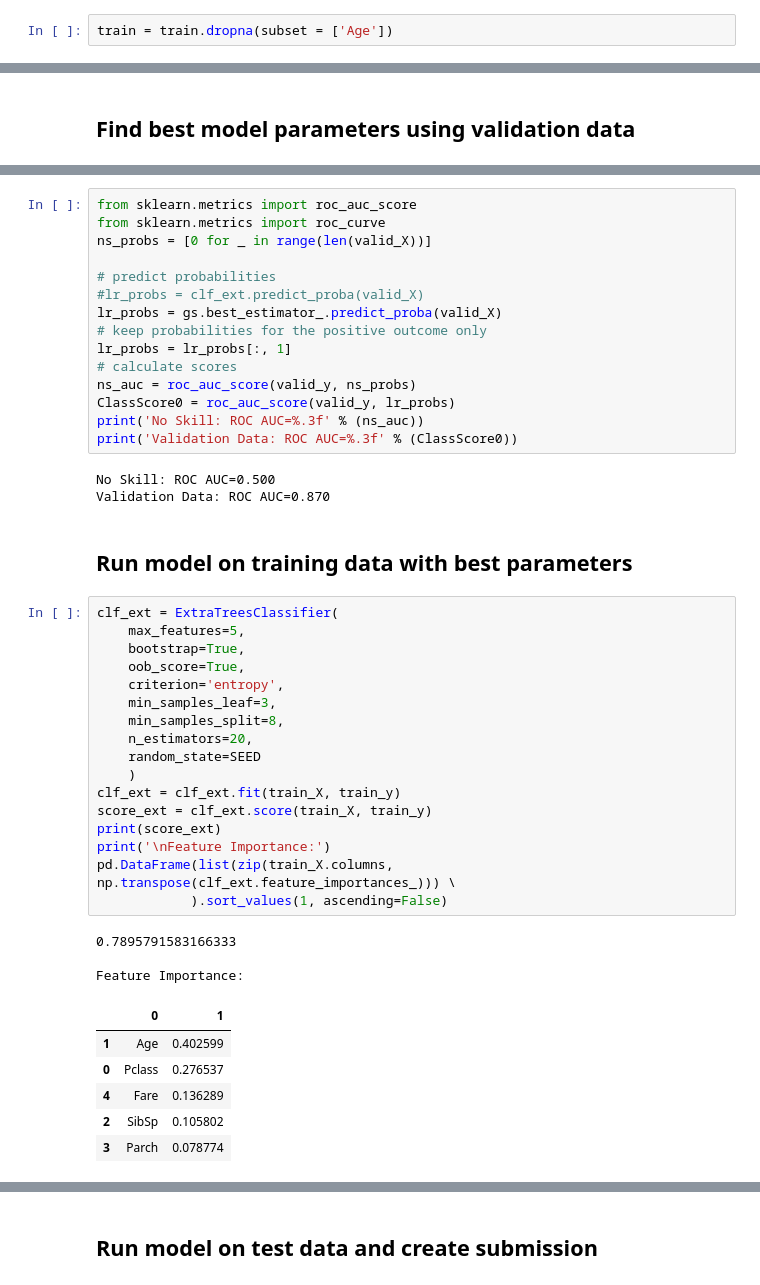
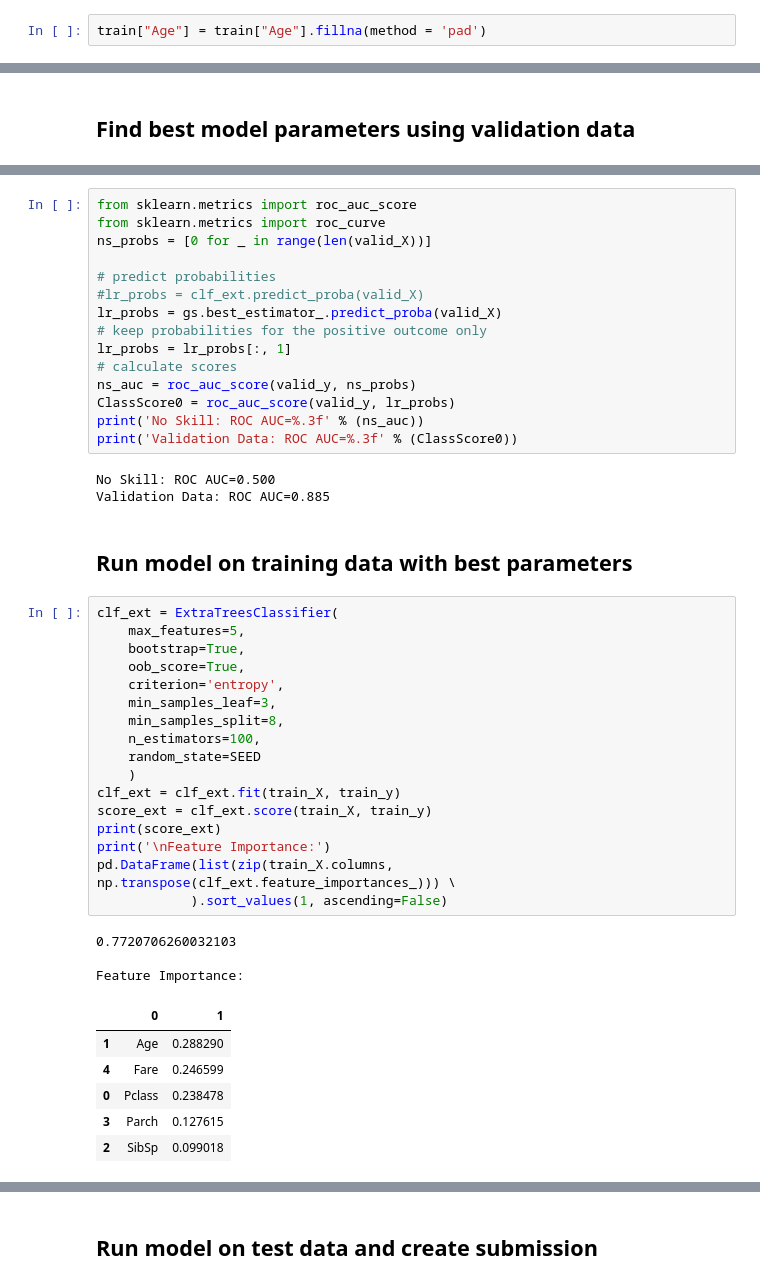
Before and after one commit to kevinete4/KOAB-Titanic-3288, a Jupyter notebook: Titanic_3288.ipynb, the cells around one changed output, grey strips where cells are left out. Cells and saved outputs as stored; diff of their text form.

```diff
--- a/Titanic_3288.ipynb
+++ b/Titanic_3288.ipynb
@@ -123,7 +123,7 @@ nas
 | 890 | 891 | 0 | 3 | Dooley, Mr. Patrick | male | 32.0 | 0 | 0 | 370376 | 7.7500 | ... |
 708 rows × 12 columns
 # %%
-train = train.dropna(subset = ['Age'])
+train["Age"] = train["Age"].fillna(method = 'pad')
 # %% [markdown]
 # EDA
 # %%
@@ -280,36 +280,36 @@ print('No Skill: ROC AUC=%.3f' % (ns_auc))
 print('Validation Data: ROC AUC=%.3f' % (ClassScore0))
 # %% [output]
 No Skill: ROC AUC=0.500
-Validation Data: ROC AUC=0.870
+Validation Data: ROC AUC=0.885
 # %% [markdown]
 ## Run model on training data with best parameters
 # %%
 clf_ext = ExtraTreesClassifier(
     max_features=5,
     bootstrap=True,
     oob_score=True,
     criterion='entropy',
     min_samples_leaf=3,
     min_samples_split=8,
-    n_estimators=20,
+    n_estimators=100,
     random_state=SEED
     )
 clf_ext = clf_ext.fit(train_X, train_y)
 score_ext = clf_ext.score(train_X, train_y)
 print(score_ext)
 print('\nFeature Importance:')
 pd.DataFrame(list(zip(train_X.columns, np.transpose(clf_ext.feature_importances_))) \
             ).sort_values(1, ascending=False)
 # %% [output]
-0.7895791583166333
+0.7720706260032103
 
 Feature Importance:
 |  | 0 | 1 |
-| 1 | Age | 0.402599 |
-| 0 | Pclass | 0.276537 |
-| 4 | Fare | 0.136289 |
-| 2 | SibSp | 0.105802 |
-| 3 | Parch | 0.078774 |
+| 1 | Age | 0.288290 |
+| 4 | Fare | 0.246599 |
+| 0 | Pclass | 0.238478 |
+| 3 | Parch | 0.127615 |
+| 2 | SibSp | 0.099018 |
 # %%
 from sklearn.metrics import roc_auc_score
 from sklearn.metrics import roc_curve
```
Also changed, not shown: parts of 11 cells of this notebook, 1 other file.
